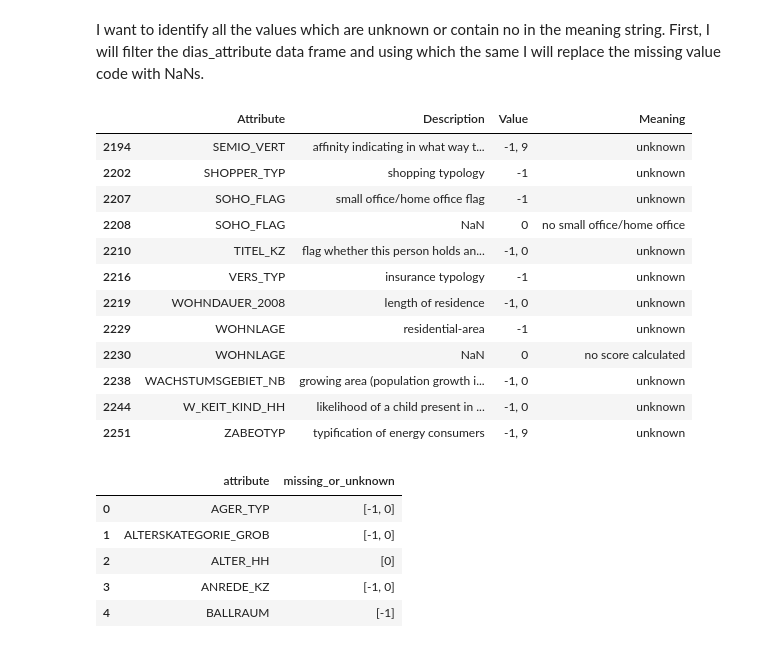
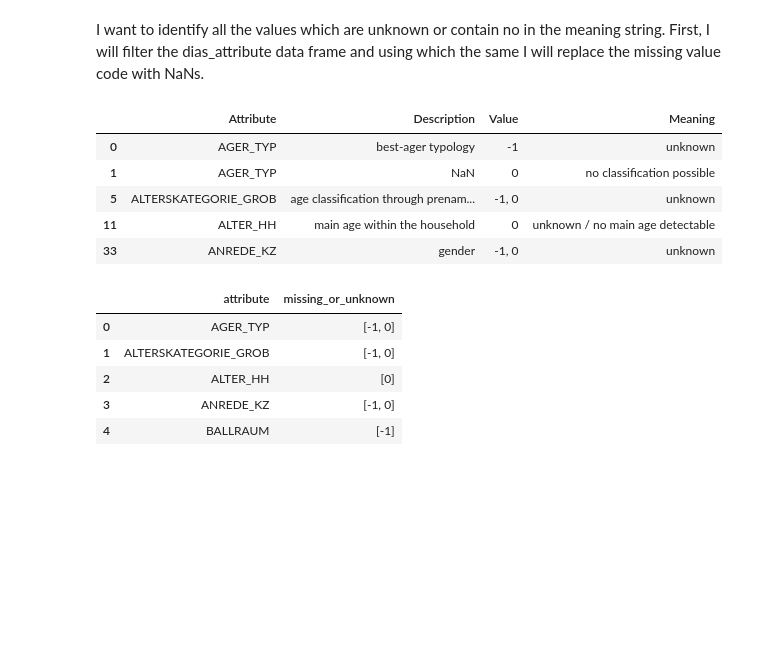
Before and after one commit to MridulGangwar/Arvato-Customer-Identification, a Jupyter notebook: Arvato Project Workbook.ipynb, the cells around one changed output. Cells and saved outputs as stored; diff of their text form; code cells hidden in the pictures; blank space fills up the shorter version.

```diff
--- a/Arvato Project Workbook.ipynb
+++ b/Arvato Project Workbook.ipynb
@@ -284,21 +283,14 @@ I want to identify all the values which are unknown or contain no in the meaning
 # %%
 dias_attributes['Attribute'] = dias_attributes['Attribute'].fillna(method='ffill')
 dias_attributes = dias_attributes[(dias_attributes['Meaning'].str.contains("unknown") | dias_attributes['Meaning'].str.contains("no "))]
-dias_attributes[290:]
+dias_attributes.head()
 # %% [output]
 |  | Attribute | Description | Value | Meaning |
-| 2194 | SEMIO_VERT | affinity indicating in what way t... | -1, 9 | unknown |
-| 2202 | SHOPPER_TYP | shopping typology | -1 | unknown |
-| 2207 | SOHO_FLAG | small office/home office flag | -1 | unknown |
-| 2208 | SOHO_FLAG | NaN | 0 | no small office/home office |
-| 2210 | TITEL_KZ | flag whether this person holds an... | -1, 0 | unknown |
-| 2216 | VERS_TYP | insurance typology | -1 | unknown |
-| 2219 | WOHNDAUER_2008 | length of residence | -1, 0 | unknown |
-| 2229 | WOHNLAGE | residential-area | -1 | unknown |
-| 2230 | WOHNLAGE | NaN | 0 | no score calculated |
-| 2238 | WACHSTUMSGEBIET_NB | growing area (population growth i... | -1, 0 | unknown |
-| 2244 | W_KEIT_KIND_HH | likelihood of a child present in ... | -1, 0 | unknown |
-| 2251 | ZABEOTYP | typification of energy consumers | -1, 9 | unknown |
+| 0 | AGER_TYP | best-ager typology | -1 | unknown |
+| 1 | AGER_TYP | NaN | 0 | no classification possible |
+| 5 | ALTERSKATEGORIE_GROB | age classification through prenam... | -1, 0 | unknown |
+| 11 | ALTER_HH | main age within the household | 0 | unknown / no main age detectable |
+| 33 | ANREDE_KZ | gender | -1, 0 | unknown |
 # %%
 unknowns = []
 features = []
```
Also changed, not shown: parts of 77 cells of this notebook, 1 other file.
